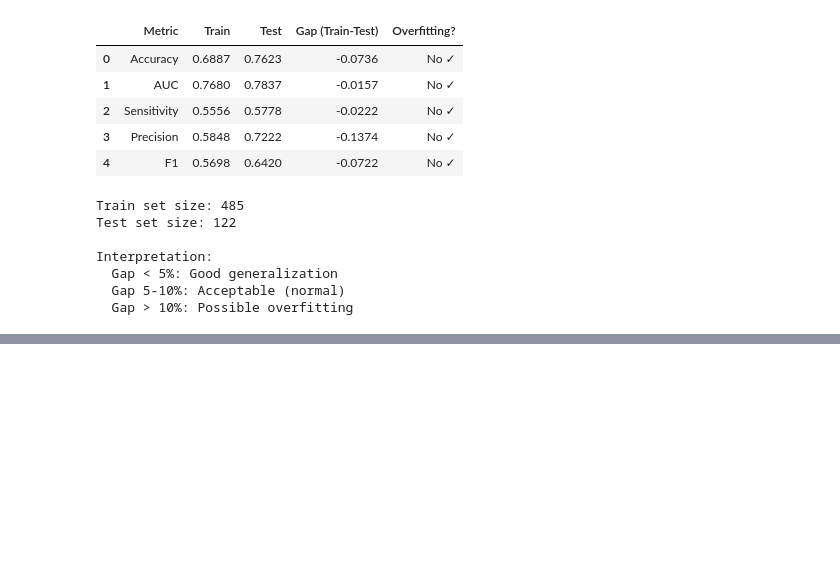
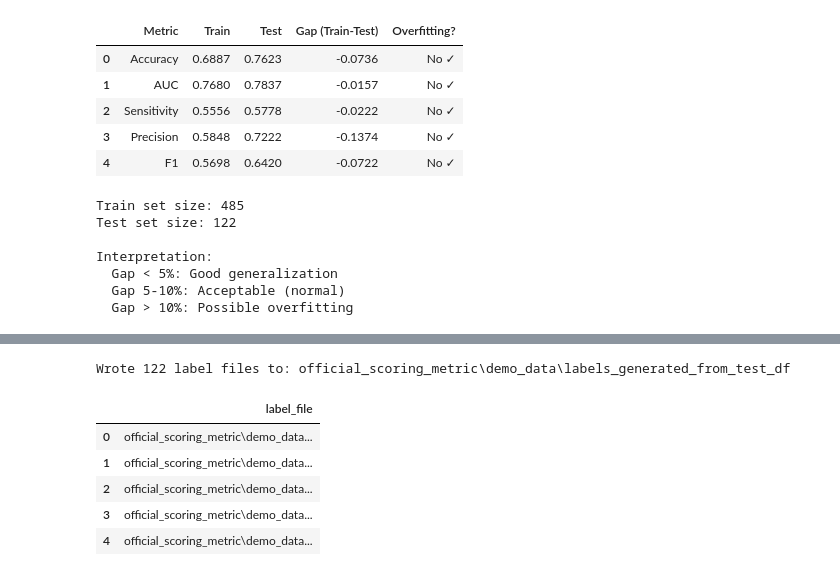
Before and after one commit to Vilnius-Kosice-joint-project-2026/predicting-neurological-recovery, a Jupyter notebook: metadata_model.ipynb, the cells around one changed output, grey strips where cells are left out. Drawn from its saved outputs; the diff is of its cells as text; code cells hidden in the pictures; blank space fills up the shorter version.

```diff
--- a/metadata_model.ipynb
+++ b/metadata_model.ipynb
@@ -862,0 +948,71 @@ Summary across folds:
+# %%
+from pathlib import Path
+
+
+def export_ground_truth_labels_for_scoring(
+    labels_source_dataframe: pd.DataFrame,
+    output_root: Path,
+) -> list[Path]:
+    """Export ground-truth labels from test_df into scorer-compatible txt files.
+
+    Args:
+        labels_source_dataframe: DataFrame containing source_file, Outcome, CPC, and optionally Hospital.
+        output_root: Target folder where patient subfolders and txt files are created.
+
+    Returns:
+        List of written label file paths.
+    """
+    required_columns = {"source_file", "Outcome", "CPC"}
+    missing_columns = required_columns - set(labels_source_dataframe.columns)
+    if missing_columns:
+        raise ValueError(f"Missing required columns for label export: {sorted(missing_columns)}")
+
+    labels_dataframe = labels_source_dataframe.dropna(subset=["Outcome", "CPC"]).copy()
+    output_root.mkdir(parents=True, exist_ok=True)
+
+    written_files: list[Path] = []
+    for _, row in labels_dataframe.iterrows():
+        patient_id = Path(str(row["source_file"])).stem
+        hospital_value = row["Hospital"] if "Hospital" in labels_dataframe.columns else "A"
+
+        if pd.isna(hospital_value):
+            hospital_value = "A"
+
+        outcome_text = str(row["Outcome"]).strip()
+        if outcome_text not in {"Good", "Poor"}:
+            raise ValueError(f"Unexpected Outcome value for patient {patient_id}: {outcome_text}")
+
+        cpc_value = float(row["CPC"])
+
+        patient_folder = output_root / patient_id
+        patient_folder.mkdir(parents=True, exist_ok=True)
+        label_file = patient_folder / f"{patient_id}.txt"
+
+        label_text = (
+            f"Patient: {patient_id}\n"
+            f"Hospital: {hospital_value}\n"
+            f"Outcome: {outcome_text}\n"
+            f"CPC: {cpc_value:.1f}\n"
+        )
+        label_file.write_text(label_text, encoding="utf-8")
+        written_files.append(label_file)
+
+    return written_files
+
+
+labels_output_directory = Path("official_scoring_metric") / "demo_data" / "labels_generated_from_test_df"
+written_label_files = export_ground_truth_labels_for_scoring(
+    labels_source_dataframe=test_df,
+    output_root=labels_output_directory,
+)
+
+print(f"Wrote {len(written_label_files)} label files to: {labels_output_directory}")
+display(pd.DataFrame({"label_file": [str(path) for path in written_label_files[:5]]}))
+# %% [output]
+Wrote 122 label files to: official_scoring_metric\demo_data\labels_generated_from_test_df
+|  | label_file |
+| 0 | official_scoring_metric\demo_data... |
+| 1 | official_scoring_metric\demo_data... |
+| 2 | official_scoring_metric\demo_data... |
+| 3 | official_scoring_metric\demo_data... |
+| 4 | official_scoring_metric\demo_data... |
```
Also changed, not shown: parts of 12 cells of this notebook, 6 other files.
